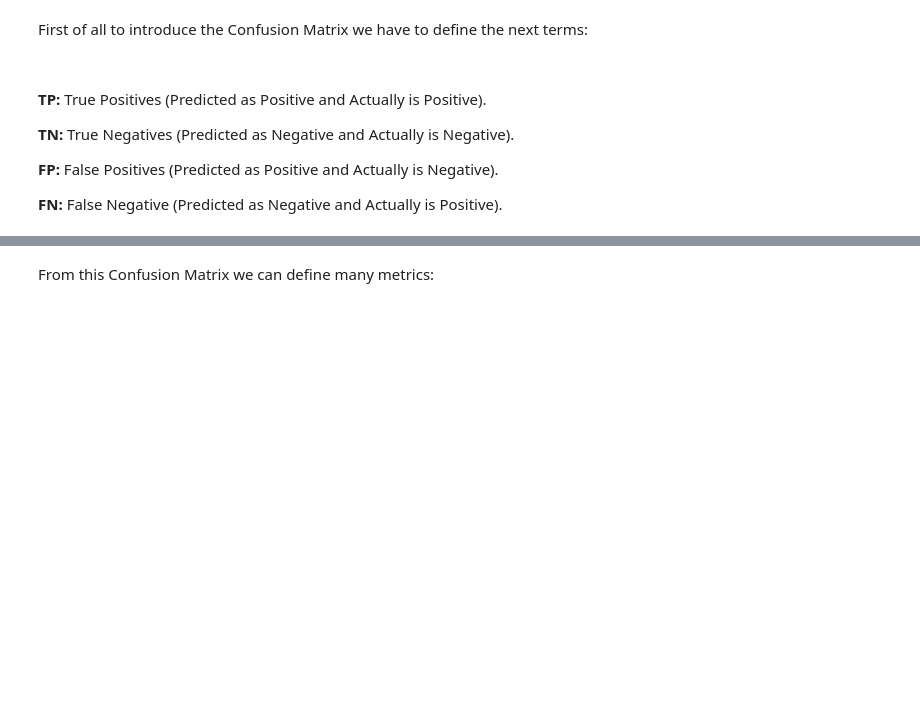
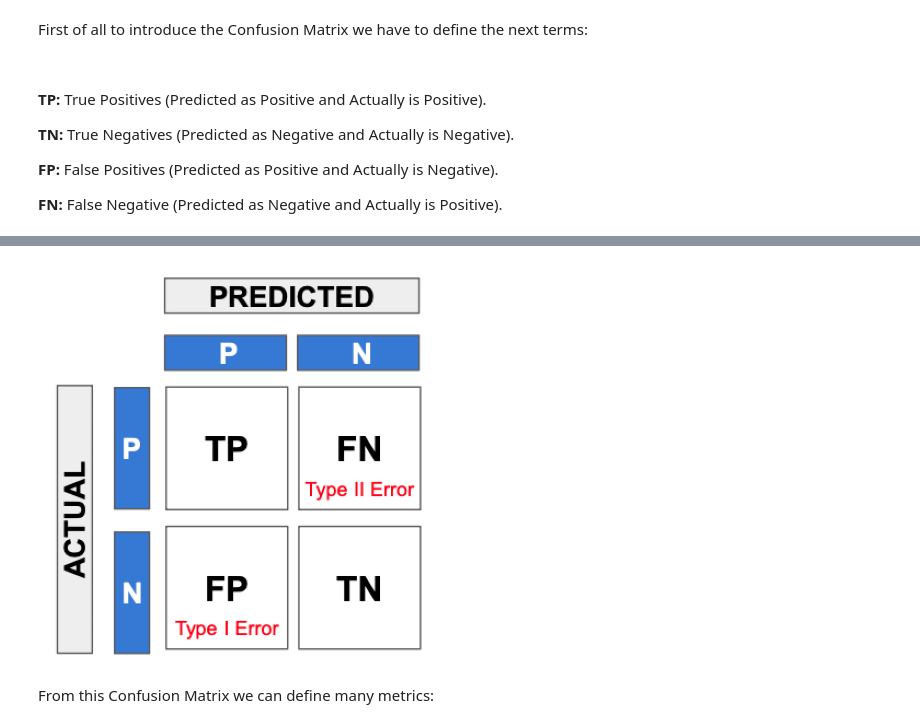
Before and after one commit to anvaldes/Repositorio_de_Proyectos, a Jupyter notebook: Data_Science_Contents/General_Topics/20.Performance_Metrics/Performance_Metrics.ipynb, the cells around one changed output, grey strips where cells are left out. Saved outputs shown, nothing was run; the diff lists cells and outputs as text; code cells hidden in the pictures; blank space fills up the shorter version.

```diff
--- a/Data_Science_Contents/General_Topics/20.Performance_Metrics/Performance_Metrics.ipynb
+++ b/Data_Science_Contents/General_Topics/20.Performance_Metrics/Performance_Metrics.ipynb
@@ -18,3 +21,10 @@ And for each type we have different metrics of performance.
+# %%
+def display_img(name, a, b):
+    plt.figure(figsize = (a, b))
+    image = mpimg.imread(name)
+    plt.imshow(image)
+    plt.axis('off')
+    plt.show()
 # %% [markdown]
 ### a. Confusion Matrix
 # %% [markdown]
@@ -34,2 +42,6 @@ $ \ $
+# %%
+display_img('Image_1.png', 5, 5)
+# %% [output]
+[figure, added]
 # %% [markdown]
 From this Confusion Matrix we can define many metrics:
```
Also changed, not shown: parts of 10 cells of this notebook, 9 other files.
